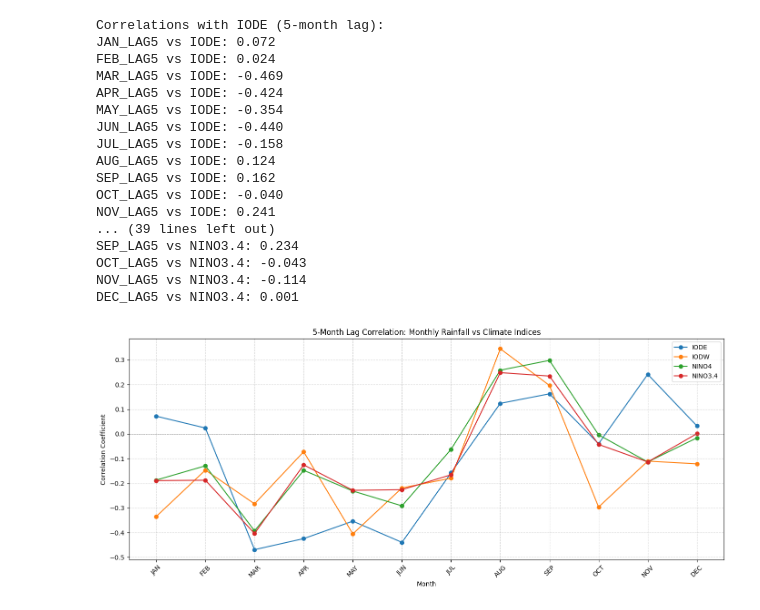
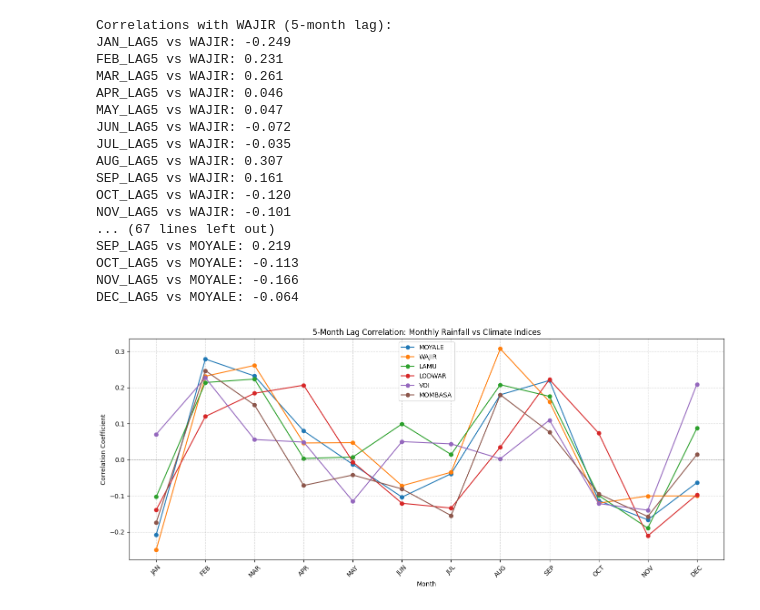
Before and after one commit to mercyvee/DROUGHT-FORECASTING-IN-KENYA-USING-MACHINE-LEARNING, a Jupyter notebook: Correlation.ipynb, the cells around one changed output. Drawn from its saved outputs; the diff is of its cells as text; code cells hidden in the pictures.

```diff
--- a/Correlation.ipynb
+++ b/Correlation.ipynb
@@ -96,11 +111,11 @@ for i, month in enumerate(months):
     else:
         df_lag3[month + '_LAG3'] = df[months[i - 3]]
 
-indices = ['IODE', 'IODW', 'NINO4', 'NINO3.4']
+stations = ['MOMBASA', 'VOI', 'WAJIR', 'GARISSA','LODWAR','LAMU','MOYALE']
 
-for index in indices:
-    print(f"\nCorrelations with {index} (3-month lag):")
+for station in stations:
+    print(f"\nCorrelations with {station} (3-month lag):")
     for month in months:
-        corr = df_lag3[[month + '_LAG3', index]].corr().iloc[0, 1]
-        print(f"{month}_LAG3 vs {index}: {corr:.3f}")
+        corr = df_lag3[[month + '_LAG3', station]].corr().iloc[0, 1]
+        print(f"{month}_LAG3 vs {station}: {corr:.3f}")
 # %% [output]
@@ -162,62 +176,60 @@ for i, month in enumerate(months):
     else:
         df_lag5[month + '_LAG5'] = df[months[i - 5]]
 
-indices = ['IODE', 'IODW', 'NINO4', 'NINO3.4']
+stations = ['WAJIR', 'LODWAR', 'LAMU', 'MOMBASA','VOI','MOYALE']
 
-for index in indices:
-    print(f"\nCorrelations with {index} (5-month lag):")
+for station in stations:
+    print(f"\nCorrelations with {station} (5-month lag):")
     for month in months:
-        corr = df_lag5[[month + '_LAG5', index]].corr().iloc[0, 1]
-        print(f"{month}_LAG5 vs {index}: {corr:.3f}")
+        corr = df_lag5[[month + '_LAG5', station]].corr().iloc[0, 1]
+        print(f"{month}_LAG5 vs {station}: {corr:.3f}")
 # %% [output]
-Correlations with IODE (5-month lag):
-JAN_LAG5 vs IODE: 0.072
-FEB_LAG5 vs IODE: 0.024
-MAR_LAG5 vs IODE: -0.469
-APR_LAG5 vs IODE: -0.424
-MAY_LAG5 vs IODE: -0.354
-JUN_LAG5 vs IODE: -0.440
-JUL_LAG5 vs IODE: -0.158
-AUG_LAG5 vs IODE: 0.124
-SEP_LAG5 vs IODE: 0.162
-OCT_LAG5 vs IODE: -0.040
-NOV_LAG5 vs IODE: 0.241
-... (39 lines left out)
-SEP_LAG5 vs NINO3.4: 0.234
-OCT_LAG5 vs NINO3.4: -0.043
-NOV_LAG5 vs NINO3.4: -0.114
-DEC_LAG5 vs NINO3.4: 0.001
+Correlations with WAJIR (5-month lag):
+JAN_LAG5 vs WAJIR: -0.249
+FEB_LAG5 vs WAJIR: 0.231
+MAR_LAG5 vs WAJIR: 0.261
+APR_LAG5 vs WAJIR: 0.046
+MAY_LAG5 vs WAJIR: 0.047
+JUN_LAG5 vs WAJIR: -0.072
+JUL_LAG5 vs WAJIR: -0.035
+AUG_LAG5 vs WAJIR: 0.307
+SEP_LAG5 vs WAJIR: 0.161
+OCT_LAG5 vs WAJIR: -0.120
+NOV_LAG5 vs WAJIR: -0.101
+... (67 lines left out)
+SEP_LAG5 vs MOYALE: 0.219
+OCT_LAG5 vs MOYALE: -0.113
+NOV_LAG5 vs MOYALE: -0.166
+DEC_LAG5 vs MOYALE: -0.064
 # %%
-import matplotlib.pyplot as plt
-import pandas as pd
-
 months = ['JAN', 'FEB', 'MAR', 'APR', 'MAY', 'JUN',
           'JUL', 'AUG', 'SEP', 'OCT', 'NOV', 'DEC']
-indices = ['IODE', 'IODW', 'NINO4', 'NINO3.4']
+stations = ['MOYALE', 'WAJIR', 'LAMU', 'LODWAR','VOI','MOMBASA']
 
-# Build correlation DataFrame
-cor_df_5lag = pd.DataFrame(index=months, columns=indices)
+cor_df_5lag = pd.DataFrame(index=months, columns=stations)
 
-for index in indices:
+for station in stations:
     for month in months:
-        corr = df_lag5[[month + '_LAG5', index]].corr().iloc[0, 1]
-        cor_df_5lag.loc[month, index] = corr
+        try:
+            corr = df_lag5[[month + '_LAG5', station]].corr().iloc[0, 1]
+            cor_df_5lag.loc[month, station] = corr
+        except KeyError:
+            cor_df_5lag.loc[month, station] = None
 
 cor_df_5lag = cor_df_5lag.astype(float)
 
-# Plotting
 plt.figure(figsize=(14, 6))
-for index in indices:
-    plt.plot(months, cor_df_5lag[index], marker='o', label=index)
+for station in stations:
+    plt.plot(months, cor_df_5lag[station], marker='o', label=station)
 
 plt.title('5-Month Lag Correlation: Monthly Rainfall vs Climate Indices')
 plt.xlabel('Month')
 plt.ylabel('Correlation Coefficient')
 plt.xticks(rotation=45)
 plt.axhline(0, color='grey', linestyle='--', linewidth=0.7)
 plt.legend()
 plt.grid(True, linestyle='--', alpha=0.5)
 plt.tight_layout()
 plt.show()
 # %% [output]
-[figure, old version]
+[figure, new version]
```
Also changed, not shown: parts of 7 cells of this notebook.
